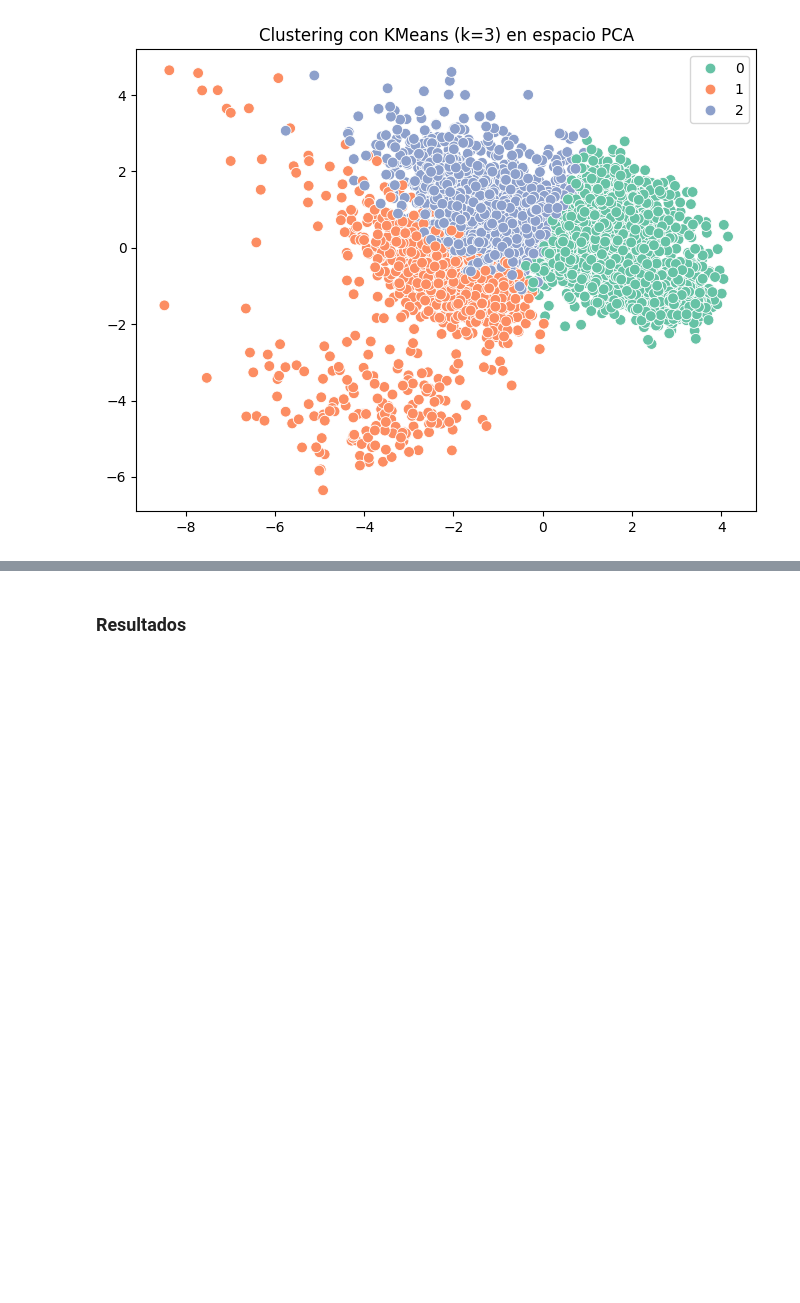
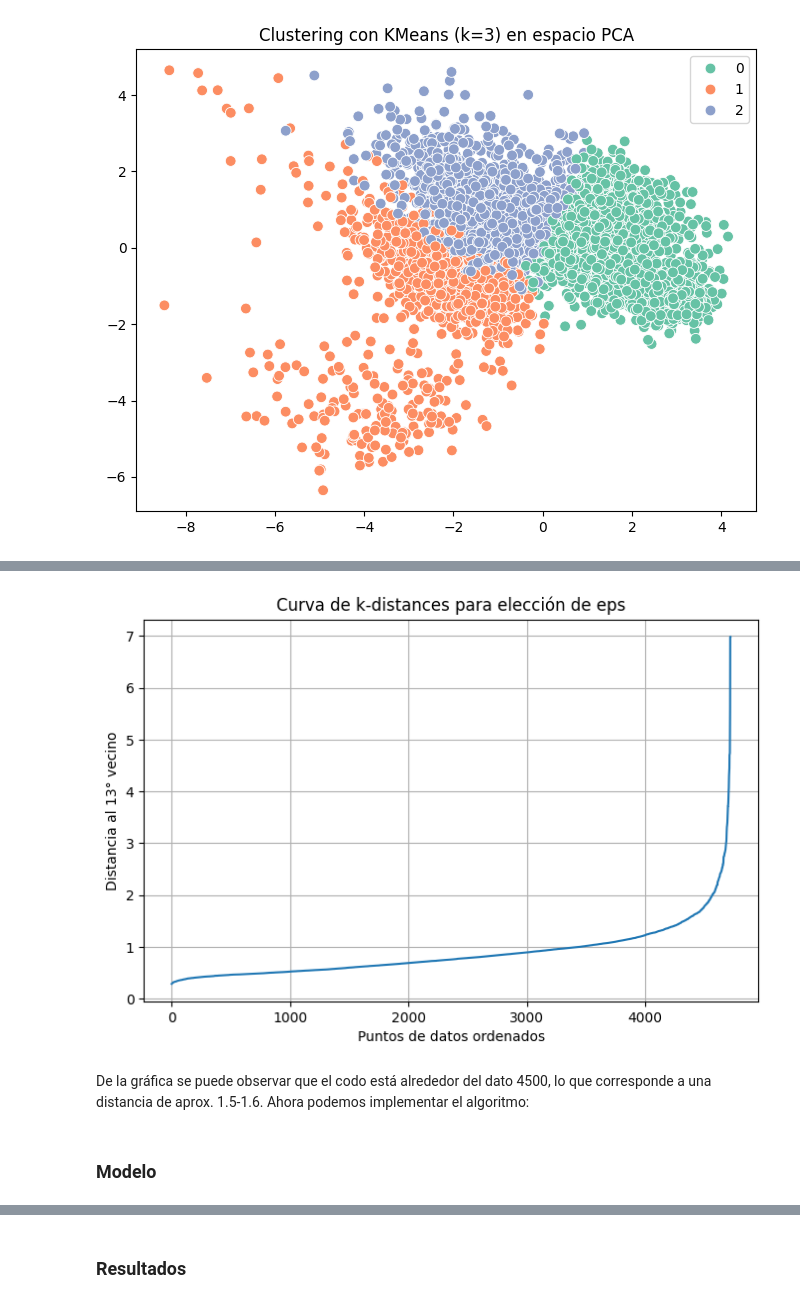
Before and after one commit to BI-organization/lab2, a Jupyter notebook: Lab2.ipynb, the cells around one changed output, grey strips where cells are left out. Drawn from its saved outputs; the diff is of its cells as text; code cells hidden in the pictures; blank space fills up the shorter version.

```diff
--- a/Lab2.ipynb
+++ b/Lab2.ipynb
@@ -428,0 +459,28 @@ plt.show()
+# %%
+from sklearn.neighbors import NearestNeighbors
+
+# estimación de min_samples D+1
+min_samples = 13
+
+# ajustar NearestNeighbors
+neighbors = NearestNeighbors(n_neighbors=min_samples)
+neighbors_fit = neighbors.fit(X)
+distances, indices = neighbors_fit.kneighbors(X)
+
+# ordenar distancias al k-ésimo vecino
+distances = np.sort(distances[:, -1])
+
+# gráfico de k-distances
+plt.figure(figsize=(8,5))
+plt.plot(distances)
+plt.xlabel(f"Puntos de datos ordenados")
+plt.ylabel(f"Distancia al {min_samples}° vecino")
+plt.title("Curva de k-distances para elección de eps")
+plt.grid(True)
+plt.show()
+# %% [output]
+[figure, added]
+# %% [markdown]
+De la gráfica se puede observar que el codo está alrededor del dato 4500, lo que corresponde a una distancia de aprox. 1.5-1.6. Ahora podemos implementar el algoritmo:
+# %% [markdown]
+### Modelo
```
Also changed, not shown: parts of 25 cells of this notebook.
